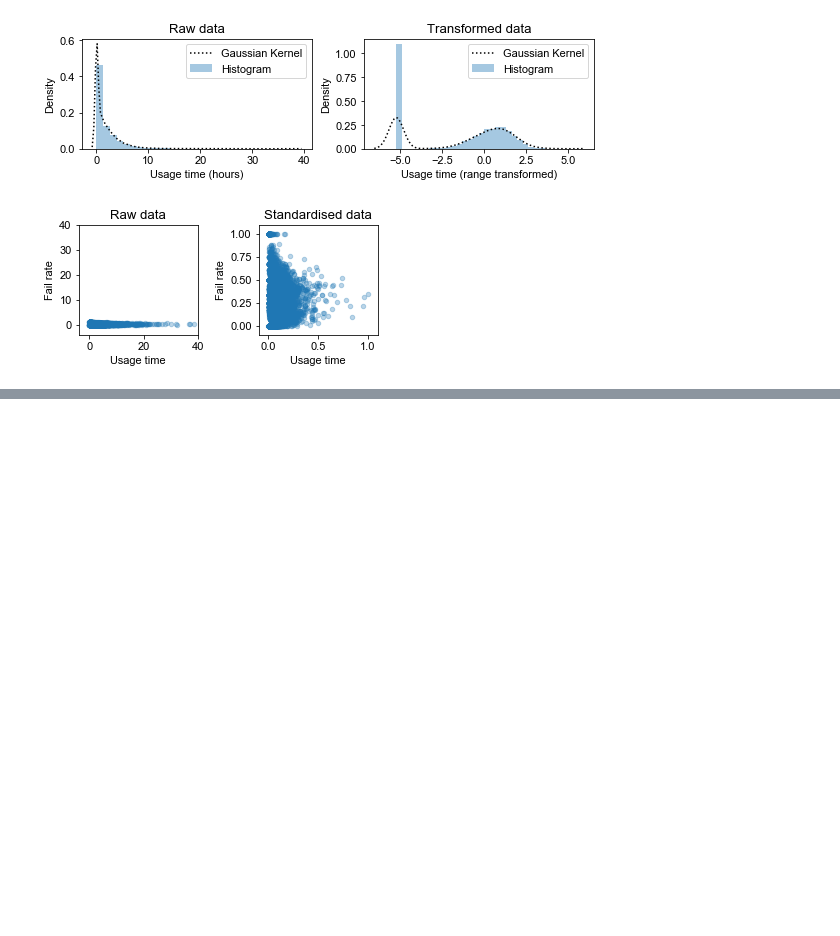
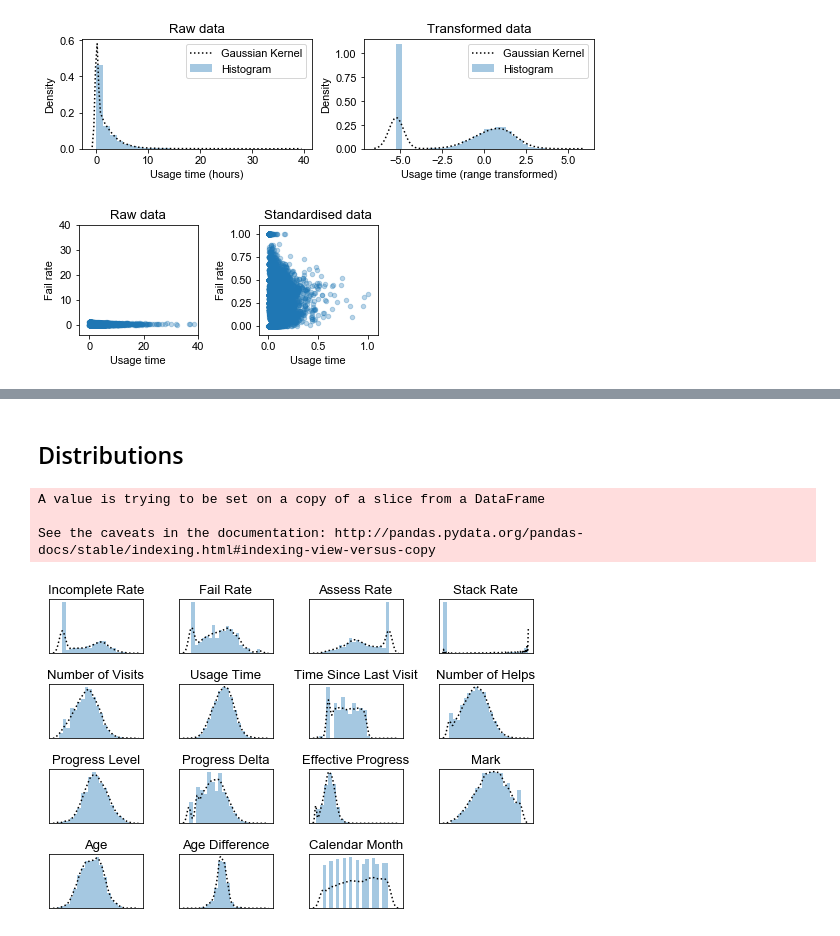
Before and after one commit to vicaws/Whizz, a Jupyter notebook: Code/Churn/Churn/NB_ReportFigures.ipynb, the cells around one changed output, grey strips where cells are left out. Cells and saved outputs as stored; diff of their text form; code cells hidden in the pictures; blank space fills up the shorter version.

Commit message:
add section on feature distribution modelling

```diff
--- a/Code/Churn/Churn/NB_ReportFigures.ipynb
+++ b/Code/Churn/Churn/NB_ReportFigures.ipynb
@@ -211,0 +238,80 @@ array([[1., 1., 1., ..., 1., 1., 1.],
+# %% [markdown]
+## Distributions
+# %%
+df_whizz_fine = df_whizz1[mask_fine]
+df_whizz_fine.drop(columns=['active', 'assess', 'mark_incomplete'], inplace=True)
+
+df_whizz_fine = df_whizz_fine.assign(effective_progress=df_whizz_fine.progress_delta/df_whizz_fine.usage*3600.)
+
+ftr_list_independent = ['rate_incomplete_num',
+                        'rate_fail',
+                        'rate_assess',
+                        'rate_stackDepth23_num',
+                       ]
+
+ftr_list_multivariate = ['num_attempt',
+                         'usage',
+                         'last_access',
+                         'sum_help',
+                         'progress',
+                         'progress_delta',
+                         'effective_progress',
+                         'mark_complete',
+                         'age',
+                         'age_diff',
+                         'calendar_month',
+                        ]
+
+ftr_list = ftr_list_independent + ftr_list_multivariate
+
+ftr_name_list = ['Incomplete Rate', 'Fail Rate', 'Assess Rate', 'Stack Rate',
+                 'Number of Visits', 'Usage Time', 'Time Since Last Visit', 'Number of Helps',
+                 'Progress Level', 'Progress Delta', 'Effective Progress', 'Mark',
+                 'Age', 'Age Difference', 'Calendar Month',
+                ]
+
+def feature_distribution(df_whizz, ftr_list, n_col, configuration,
+                         ftr_name_list,
+                         transform=True, ftr_list_nontransform=[]):
+    n_ftr = len(ftr_list)
+    n_row = n_ftr // n_col
+    n_row +=  n_ftr % n_col
+    pos = range(1, n_ftr+1)
+
+    warnings.filterwarnings('ignore')
+
+    fig = plt.figure(figsize=(1.8*n_col, 1.2*n_row))
+    for i, ftr in enumerate(ftr_list):
+        ax = fig.add_subplot(n_row, n_col, pos[i])
+        x = df_whizz[ftr].dropna().values # drop NaN for plotting
+
+        if (ftr in ftr_list_nontransform) or (not transform):
+            sns.distplot(x)
+        else:
+            # Box-cox transformation can only deal with positive valued data
+            # May need to add positive constants to variables to ensure positivity
+            if ftr == 'age_diff':
+                x += 10.0
+            else:
+                x += 1
+            xt, _ = stats.boxcox(x)
+            sns.distplot(xt, bins=20, kde_kws={'linestyle':':', 'color':'k'})
+        ax.set_title(ftr_name_list[i])
+        ax.set_yticks([])
+        ax.set_xticks([])
+        ax.set_rasterized(True)
+
+    warnings.filterwarnings('default')
+
+    plt.tight_layout()
+    plt.savefig('../../../Result/Plot/FeatureDistribution.eps', dpi=500)
+
+ftr_list_nontransform = []
+feature_distribution(
+    df_whizz_fine, ftr_list, 4, cfg, ftr_name_list,
+    transform=True, ftr_list_nontransform=ftr_list_nontransform)
+# %% [output]
+A value is trying to be set on a copy of a slice from a DataFrame
+
+See the caveats in the documentation: http://pandas.pydata.org/pandas-docs/stable/indexing.html#indexing-view-versus-copy
+[figure, added]
```
Also changed, not shown: parts of 9 cells of this notebook, 17 other files.
